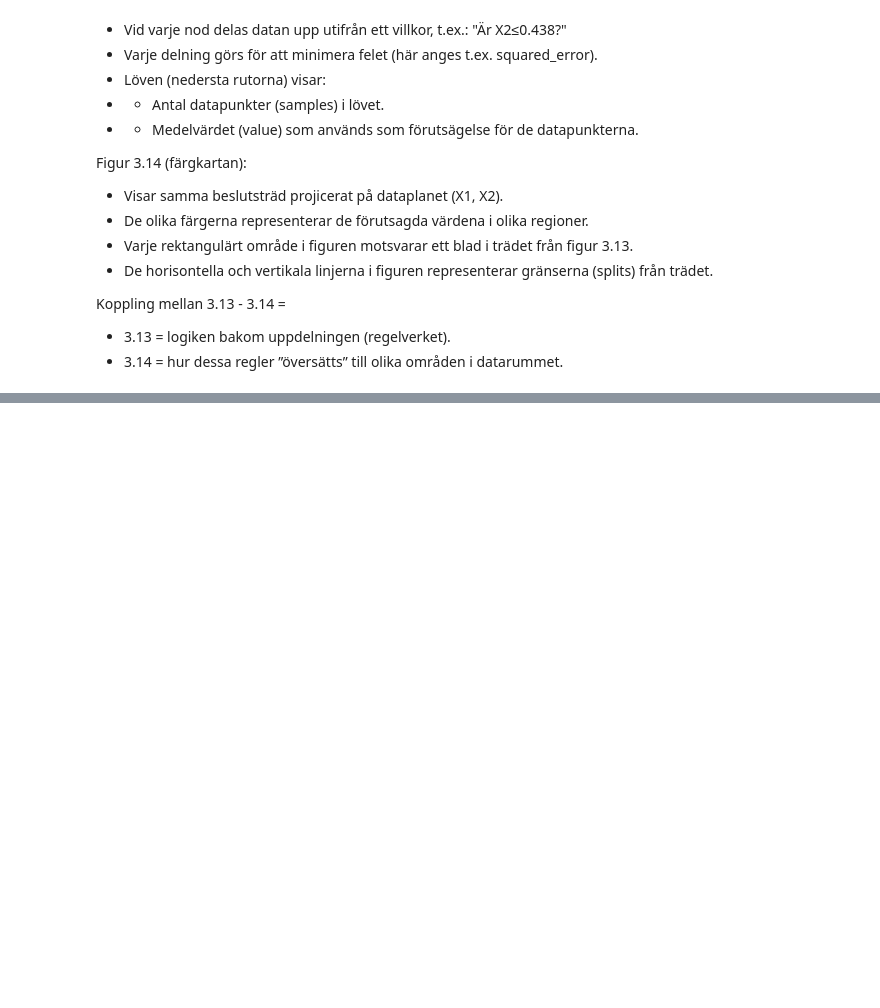
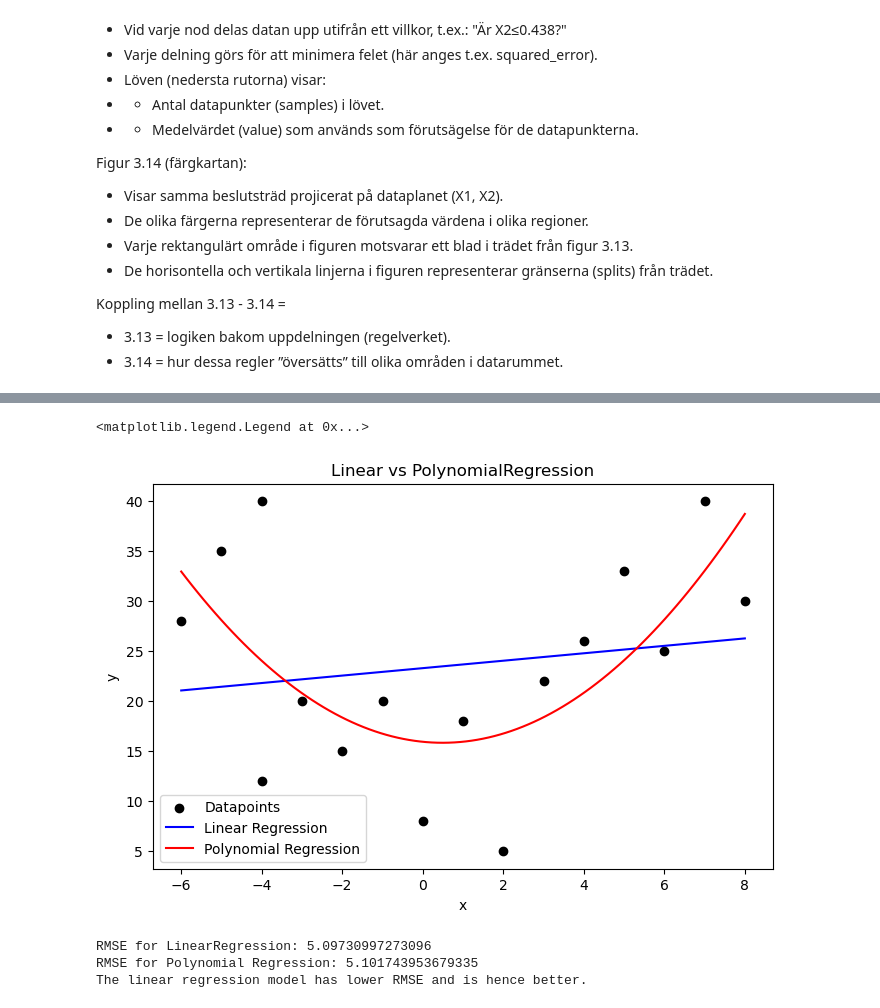
Before and after one commit to ManaInfectedRP/Skola-Python, a Jupyter notebook: Uppgifter.ipynb, the cells around one changed output, grey strips where cells are left out. Cells and saved outputs as stored; diff of their text form; code cells hidden in the pictures; blank space fills up the shorter version.

```diff
--- a/Uppgifter.ipynb
+++ b/Uppgifter.ipynb
@@ -1328,0 +1386,62 @@ Koppling mellan 3.13 - 3.14 =
+# %%
+# Sida 116:
+import numpy as np
+import matplotlib.pyplot as plt
+from sklearn.preprocessing import PolynomialFeatures
+from sklearn.linear_model import LinearRegression
+#Data
+x = np.array([6,7, 8,-4,-6,-5,-4,-3,-2,-1, 0, 1, 2, 3, 4,5]).reshape(-1, 1)
+y = np.array([25, 40,30, 40,28, 35, 12, 20, 15, 20, 8, 18, 5, 22, 26, 33])
+#Linearregression
+lin_reg = LinearRegression()
+lin_reg.fit(x,y)
+#Polynomialregression
+poly = PolynomialFeatures(degree=2,include_bias=False)
+x_poly = poly.fit_transform(x)
+poly_reg = LinearRegression()
+poly_reg.fit(x_poly,y)
+#Createaplot
+x_values = np.linspace(x.min(),x.max(), 100).reshape(-1,1)
+y_pred_linear = lin_reg.predict(x_values)
+x_values_poly = poly.transform(x_values)
+y_pred_poly = poly_reg.predict(x_values_poly)
+fig,ax = plt.subplots(figsize=(8,5))
+ax.scatter(x,y,color='black',label='Datapoints')
+ax.plot(x_values,y_pred_linear,color='blue',label='Linear Regression')
+ax.plot(x_values,y_pred_poly,color='red',label='Polynomial Regression')
+ax.set_xlabel("x")
+ax.set_ylabel("y")
+ax.set_title("Linear vs PolynomialRegression")
+ax.legend()
+# %% [output]
+<matplotlib.legend.Legend at 0x...>
+[figure, added]
+# %%
+# Sida 119:
+from sklearn.preprocessing import PolynomialFeatures
+from sklearn.pipeline import Pipeline
+from sklearn.metrics import root_mean_squared_error
+from sklearn.linear_model import LinearRegression
+lin_reg =LinearRegression()
+poly_reg_pipeline = Pipeline([('poly',PolynomialFeatures(degree=2,include_bias=False)), ('polyreg',LinearRegression())])
+lin_reg.fit(X_train,y_train)
+poly_reg_pipeline.fit(X_train,y_train)
+y_pred_lin_reg= lin_reg.predict(X_test)
+y_pred_poly_reg = poly_reg_pipeline.predict(X_test)
+RMSE_lin_reg =root_mean_squared_error(y_test,y_pred_lin_reg)
+RMSE_poly_reg= root_mean_squared_error(y_test,y_pred_poly_reg)
+print("RMSE for LinearRegression:",RMSE_lin_reg)
+
+# Sida 121:
+print("RMSE for Polynomial Regression:", RMSE_poly_reg)
+
+if RMSE_lin_reg < RMSE_poly_reg:
+    print("The linear regression model has lower RMSE and is hence better.")
+elif RMSE_lin_reg == RMSE_poly_reg:
+    print("Both models have the same RMSE meaning they are equally good.")
+else:
+    print("The polynomial regression model has lower RMSE and is hence better.")
+# %% [output]
+RMSE for LinearRegression: 5.09730997273096
+RMSE for Polynomial Regression: 5.101743953679335
+The linear regression model has lower RMSE and is hence better.
```
Also changed, not shown: parts of 15 cells of this notebook, 1 other file.
